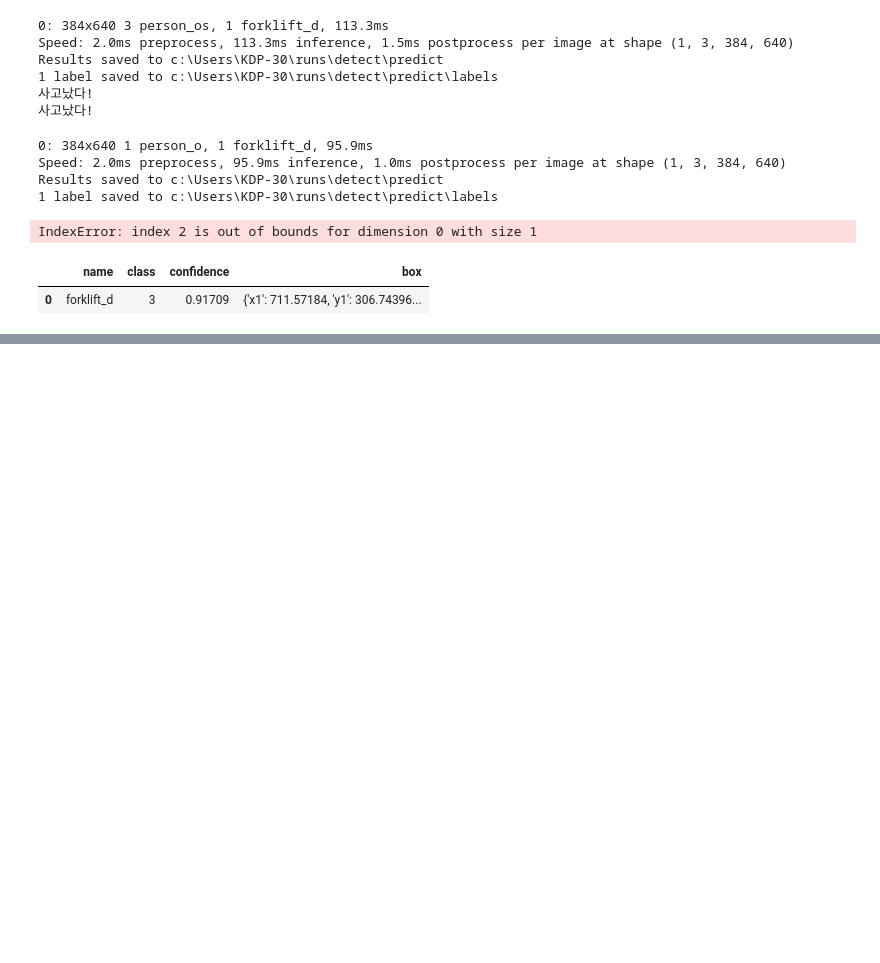
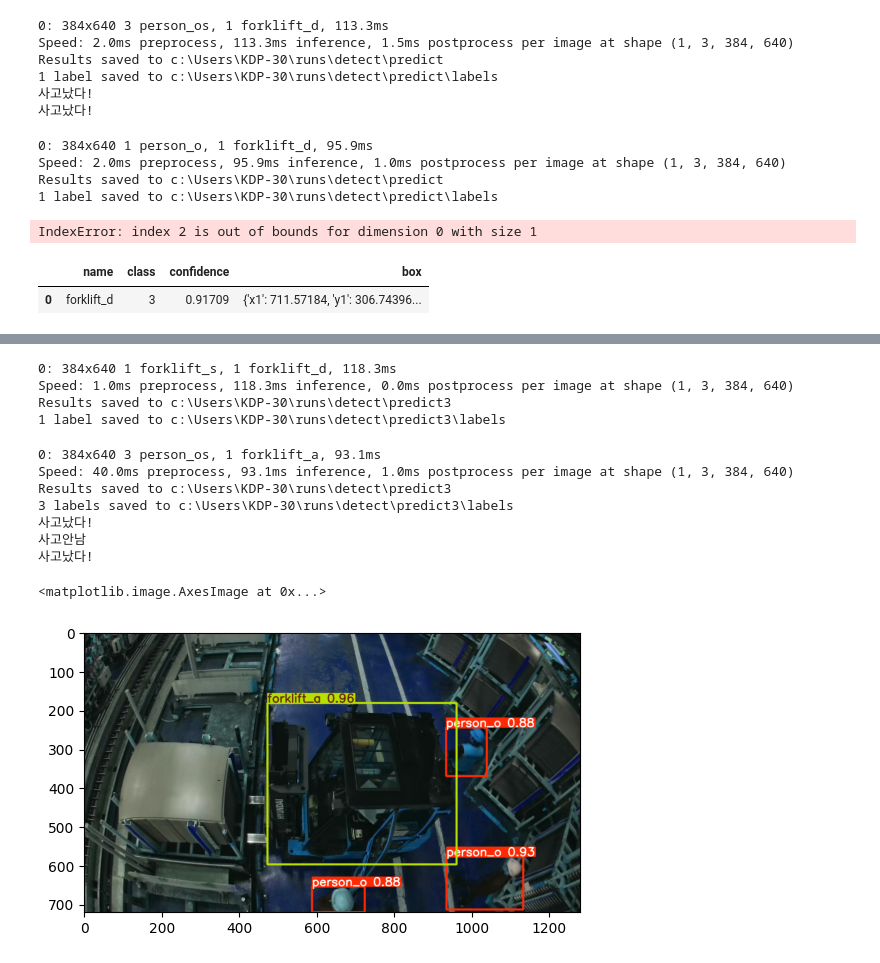
Before and after one commit to angelless00/KDT, a Jupyter notebook: 기업프로젝트/fun.ipynb, the cells around one changed output, grey strips where cells are left out. Saved outputs shown, nothing was run; the diff lists cells and outputs as text; code cells hidden in the pictures; blank space fills up the shorter version.

```diff
--- a/기업프로젝트/fun.ipynb
+++ b/기업프로젝트/fun.ipynb
@@ -6,7 +6,7 @@ import cv2
 import pandas as pd
 # %%
 
-model=YOLO('Model/model ver.1/best.pt')
+model=YOLO('Model/ver4/train3/weights/best.pt')
 # %%
 # 포크리프트 1
 img1=cv2.imread('실험/image/vv2.jpg')
@@ -37,5 +37,6 @@ speed: {'preprocess': 3.734588623046875, 'inference': 72.4036693572998, 'postpro
 # %%
-result=model.predict(img2,save_txt=True,save=True)
+result=model.predict(img2)
 for r in result:
-    r=r.to_df()
+    r=r.boxes
+    #cv2.imwrite('dd.jpg',r)
 r
@@ -195,0 +242,61 @@ def car_accident(img,ratio=0.7):
+# %%
+import matplotlib.pyplot as plt
+#video_path='Detect_test_Cam6.MP4'
+cap=cv2.VideoCapture('실험/image/vv0.jpg')
+ret,frame=cap.read()
+result=model.predict(frame)
+for r in result:
+    boxes=r.boxes.xyxy
+    for box in boxes:
+        x1,y1,x2,y2=box
+
+    r_img=r.orig_img
+#plt.imshow(r_img)
+# %% [output]
+0: 384x640 1 forklift_s, 1 forklift_d, 118.3ms
+Speed: 1.0ms preprocess, 118.3ms inference, 0.0ms postprocess per image at shape (1, 3, 384, 640)
+Results saved to c:\Users\KDP-30\runs\detect\predict3
+1 label saved to c:\Users\KDP-30\runs\detect\predict3\labels
+# %%
+# cap=cv2.VideoCapture(r'실험\image\포크부분.png')
+# ret,frame=cap.read()
+frame=cv2.imread(r'실험\image\231231_1600_Cam5_C2 (1758).jpg')
+result=model.predict(frame)
+ratio=0.7
+for r in result:
+    i=r.plot()
+    DF=r.to_df()
+    personDF=DF[(DF['class']==0)|(DF['class']==1)]  # 사람 관련 DF
+    carDF=DF.drop(personDF.index)       # 차량 관련 DF
+    w,a,s,d=0,0,0,0                           # 4방향 가중치 초기화
+    if len(personDF)*len(carDF):        # 차와 사람이 둘다있을경우만 진행
+        for c_idx in carDF.index:
+            c=carDF.loc[c_idx,'box']
+            if carDF.loc[c_idx,'class']==2:            # w 방향 가중치
+                w=ratio
+            elif carDF.loc[c_idx,'class']==3:           # a 방향 가중치
+                a=ratio
+            elif carDF.loc[c_idx,'class']==4:           # s 방향 가중치
+                s=ratio
+            elif carDF.loc[c_idx,'class']==3:           # d 방향 가중치
+                d=ratio
+            wid=c['x2']-c['x1']         # 차너비
+            hei=c['y2']-c['y1']         # 차높이
+            for p in personDF.box:
+                if ((c['x1']-wid*a<=p['x1']<=c['x2']+wid*d) or (c['x1']-wid*a<=p['x2']<=c['x2']+wid*d)) and ((c['y1']-hei*w<=p['y1']<=c['y2']+hei*s) or (c['y1']-hei*w<=p['y2']<=c['y2']+hei*s)) :
+                    print('사고났다!')
+                else:
+                    print('사고안남')
+    else:
+        print('뭐없음')
+plt.imshow(i)
+# %% [output]
+0: 384x640 3 person_os, 1 forklift_a, 93.1ms
+Speed: 40.0ms preprocess, 93.1ms inference, 1.0ms postprocess per image at shape (1, 3, 384, 640)
+Results saved to c:\Users\KDP-30\runs\detect\predict3
+3 labels saved to c:\Users\KDP-30\runs\detect\predict3\labels
+사고났다!
+사고안남
+사고났다!
+<matplotlib.image.AxesImage at 0x...>
+[figure, added]
```
Also changed, not shown: parts of 5 cells of this notebook, 56 other files.
